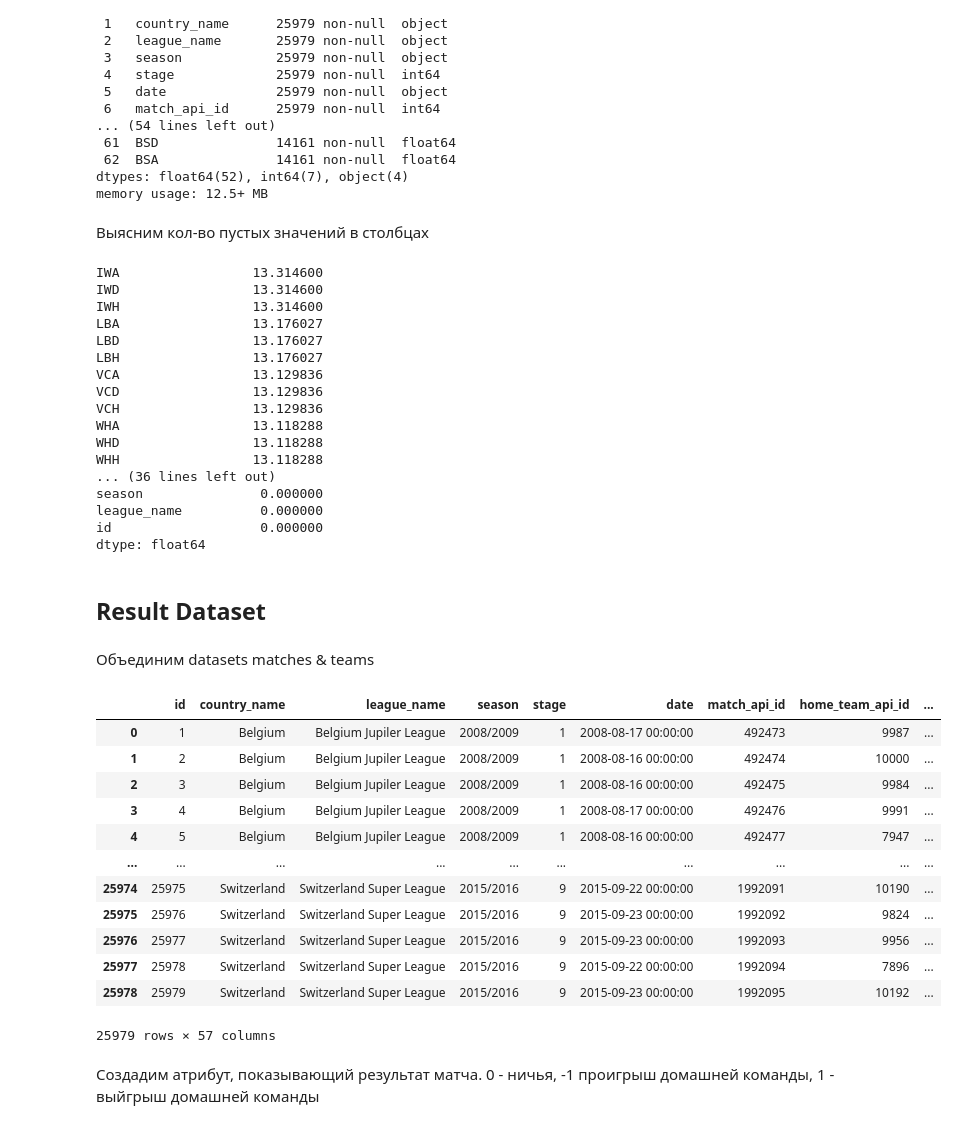
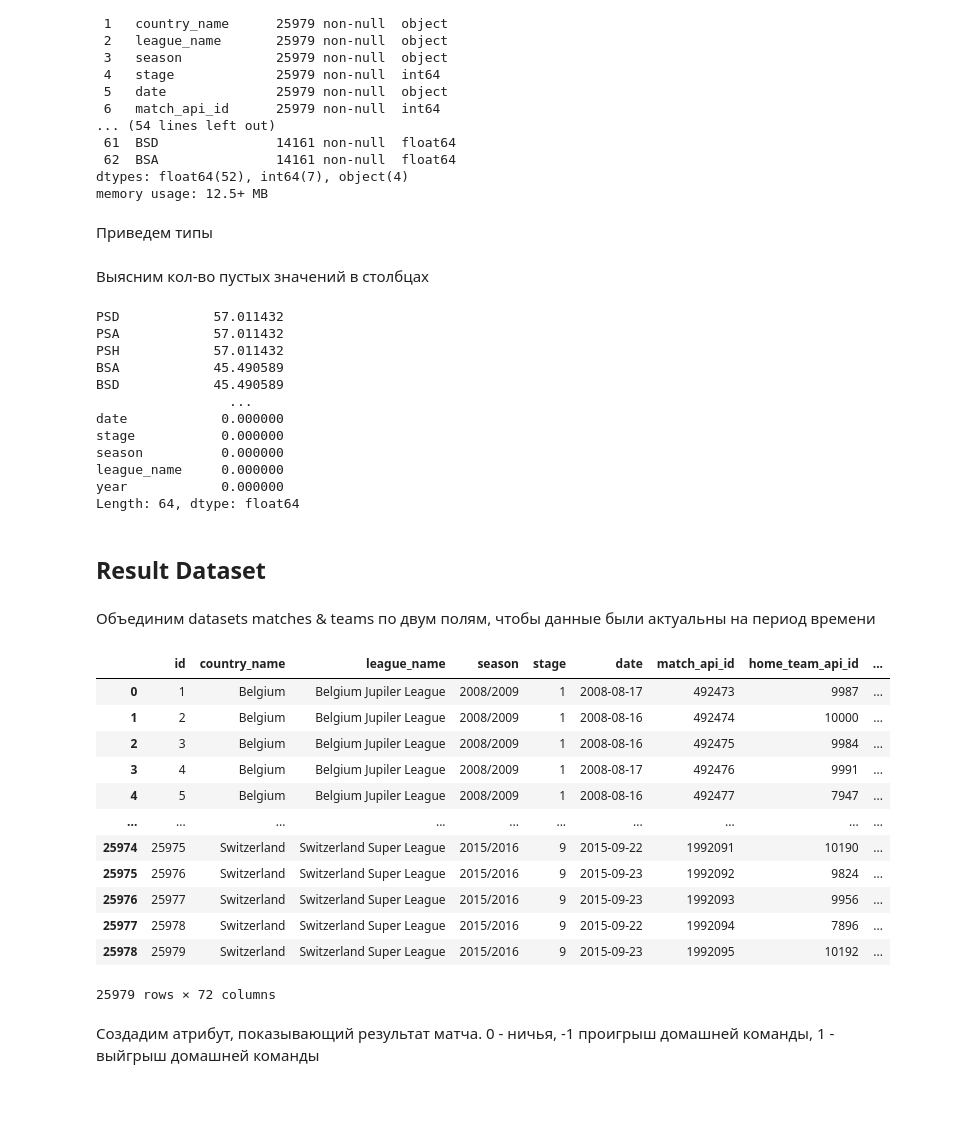
Before and after one commit to dplus-t/Changellenge_Final_Project, a Jupyter notebook: 2_Step.ipynb, the cells around one changed output. Drawn from its saved outputs; the diff is of its cells as text; code cells hidden in the pictures; blank space fills up the shorter version.

```diff
--- a/2_Step.ipynb
+++ b/2_Step.ipynb
@@ -230,9 +242,11 @@ teams[teams_columns_to_fill] = teams[missing_teams_percentage[missing_teams_perc
 # %% [markdown]
 Вычислим team_score
 # %%
-teams['team_score'] = teams[teams_score_columns].mean(axis=1).round(2)
+teams['team_score'] = teams[
+    ['defenceTeamWidth', 'defencePressure', 'defenceAggression', 'chanceCreationShooting',
+     'chanceCreationPassing', 'chanceCreationCrossing', 'buildUpPlaySpeed', 'buildUpPlayPassing']].mean(axis=1).round(2)
 # %%
-teams = teams[['team_long_name', 'team_short_name', 'team_score']]
+teams = teams[['team_api_id', 'year', 'team_long_name', 'team_short_name', 'team_score']]
 # %%
 teams.head(2)
 # %% [output]
@@ -273,6 +286,12 @@ Data columns (total 63 columns):
  62  BSA               14161 non-null  float64
 dtypes: float64(52), int64(7), object(4)
 memory usage: 12.5+ MB
+# %% [markdown]
+Приведем типы
+# %%
+matches['date'] = matches['date'].astype('datetime64[ns]')
+# %%
+matches['year'] = matches['date'].dt.year
 # %% [markdown]
 Выясним кол-во пустых значений в столбцах
 # %%
@@ -280,47 +299,43 @@ missing_matches_values = matches.isnull().sum()
 missing_matches_percentage = (missing_matches_values / matches.shape[0]) * 100
 missing_matches_percentage.sort_values(ascending=False)
 # %% [output]
-IWA                 13.314600
-IWD                 13.314600
-IWH                 13.314600
-LBA                 13.176027
-LBD                 13.176027
-LBH                 13.176027
-VCA                 13.129836
-VCD                 13.129836
-VCH                 13.129836
-WHA                 13.118288
-WHD                 13.118288
-WHH                 13.118288
-... (36 lines left out)
-season               0.000000
-league_name          0.000000
-id                   0.000000
-dtype: float64
+PSD            57.011432
+PSA            57.011432
+PSH            57.011432
+BSA            45.490589
+BSD            45.490589
+                 ...
+date            0.000000
+stage           0.000000
+season          0.000000
+league_name     0.000000
+year            0.000000
+Length: 64, dtype: float64
 # %% [markdown]
 ## Result Dataset
 # %% [markdown]
-Объединим datasets matches & teams
+Объединим datasets matches & teams по двум полям, чтобы данные были актуальны на период времени
 # %%
 df = matches.merge(teams, how='left',
-                       left_on='home_team_api_id',
-                       right_index=True).merge(
-    teams, how='left', left_on='away_team_api_id', right_index=True, suffixes=('_home', '_away'))
-df
+                   left_on=['home_team_api_id', 'year'],
+                   right_on=['team_api_id', 'year']) \
+    .merge(
+    teams, how='left', left_on=['away_team_api_id', 'year'], right_on=['team_api_id', 'year'],
+    suffixes=('_home', '_away'))
 # %% [output]
 |  | id | country_name | league_name | season | stage | date | match_api_id | home_team_api_id | ... |
-| 0 | 1 | Belgium | Belgium Jupiler League | 2008/2009 | 1 | 2008-08-17 00:00:00 | 492473 | 9987 | ... |
-| 1 | 2 | Belgium | Belgium Jupiler League | 2008/2009 | 1 | 2008-08-16 00:00:00 | 492474 | 10000 | ... |
-| 2 | 3 | Belgium | Belgium Jupiler League | 2008/2009 | 1 | 2008-08-16 00:00:00 | 492475 | 9984 | ... |
-| 3 | 4 | Belgium | Belgium Jupiler League | 2008/2009 | 1 | 2008-08-17 00:00:00 | 492476 | 9991 | ... |
-| 4 | 5 | Belgium | Belgium Jupiler League | 2008/2009 | 1 | 2008-08-16 00:00:00 | 492477 | 7947 | ... |
+| 0 | 1 | Belgium | Belgium Jupiler League | 2008/2009 | 1 | 2008-08-17 | 492473 | 9987 | ... |
+| 1 | 2 | Belgium | Belgium Jupiler League | 2008/2009 | 1 | 2008-08-16 | 492474 | 10000 | ... |
+| 2 | 3 | Belgium | Belgium Jupiler League | 2008/2009 | 1 | 2008-08-16 | 492475 | 9984 | ... |
+| 3 | 4 | Belgium | Belgium Jupiler League | 2008/2009 | 1 | 2008-08-17 | 492476 | 9991 | ... |
+| 4 | 5 | Belgium | Belgium Jupiler League | 2008/2009 | 1 | 2008-08-16 | 492477 | 7947 | ... |
 | ... | ... | ... | ... | ... | ... | ... | ... | ... | ... |
-| 25974 | 25975 | Switzerland | Switzerland Super League | 2015/2016 | 9 | 2015-09-22 00:00:00 | 1992091 | 10190 | ... |
-| 25975 | 25976 | Switzerland | Switzerland Super League | 2015/2016 | 9 | 2015-09-23 00:00:00 | 1992092 | 9824 | ... |
-| 25976 | 25977 | Switzerland | Switzerland Super League | 2015/2016 | 9 | 2015-09-23 00:00:00 | 1992093 | 9956 | ... |
-| 25977 | 25978 | Switzerland | Switzerland Super League | 2015/2016 | 9 | 2015-09-22 00:00:00 | 1992094 | 7896 | ... |
-| 25978 | 25979 | Switzerland | Switzerland Super League | 2015/2016 | 9 | 2015-09-23 00:00:00 | 1992095 | 10192 | ... |
+| 25974 | 25975 | Switzerland | Switzerland Super League | 2015/2016 | 9 | 2015-09-22 | 1992091 | 10190 | ... |
+| 25975 | 25976 | Switzerland | Switzerland Super League | 2015/2016 | 9 | 2015-09-23 | 1992092 | 9824 | ... |
+| 25976 | 25977 | Switzerland | Switzerland Super League | 2015/2016 | 9 | 2015-09-23 | 1992093 | 9956 | ... |
+| 25977 | 25978 | Switzerland | Switzerland Super League | 2015/2016 | 9 | 2015-09-22 | 1992094 | 7896 | ... |
+| 25978 | 25979 | Switzerland | Switzerland Super League | 2015/2016 | 9 | 2015-09-23 | 1992095 | 10192 | ... |
-25979 rows × 57 columns
+25979 rows × 72 columns
 # %% [markdown]
 Создадим атрибут, показывающий результат матча. 0 - ничья, -1 проигрыш домашней команды, 1 - выйгрыш домашней команды
 # %%
```
Also changed, not shown: parts of 16 cells of this notebook.
